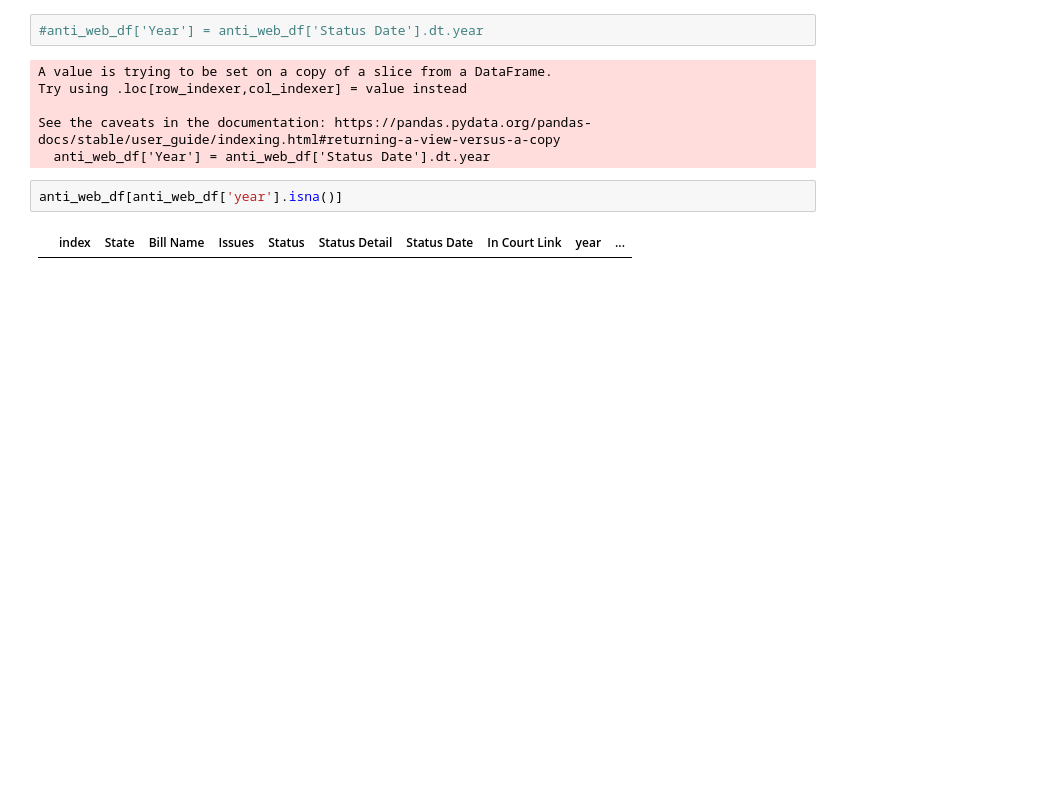
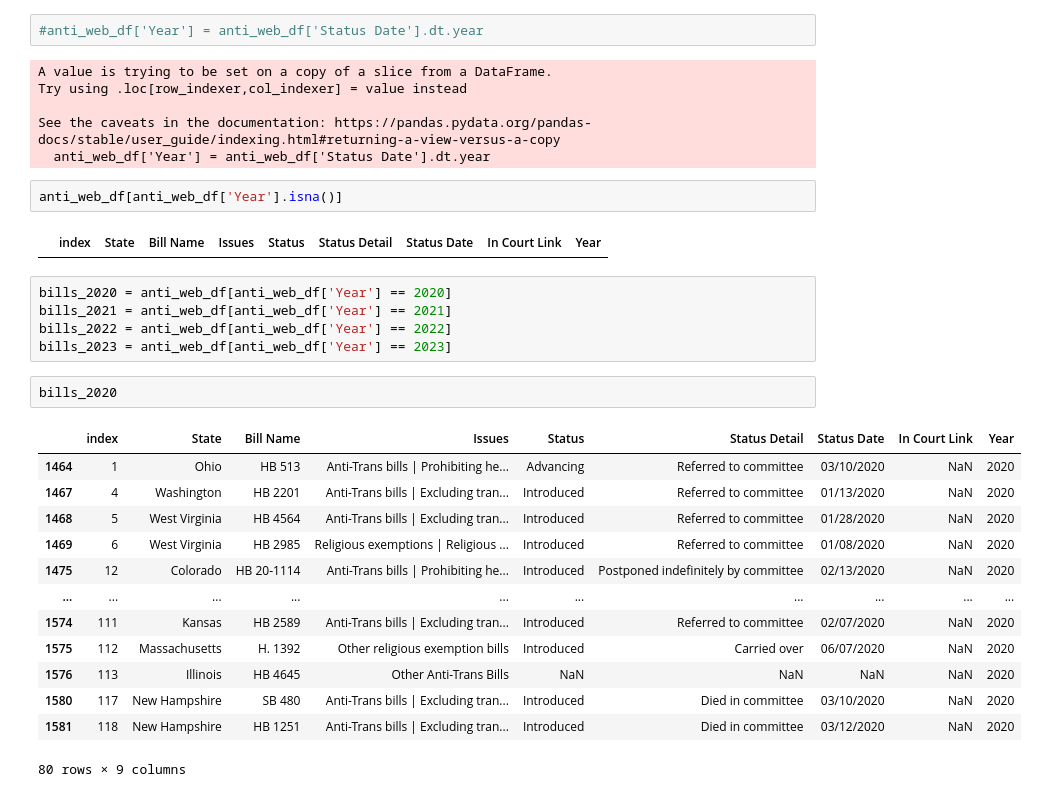
Before and after one commit to sofiatka/LGBTQ-Laws-and-MH, a Jupyter notebook: Draft_EDA.ipynb, the cells around one changed output. Cells and saved outputs as stored; diff of their text form; blank space fills up the shorter version.

```diff
--- a/Draft_EDA.ipynb
+++ b/Draft_EDA.ipynb
@@ -383,6 +284,27 @@ Try using .loc[row_indexer,col_indexer] = value instead
 See the caveats in the documentation: https://pandas.pydata.org/pandas-docs/stable/user_guide/indexing.html#returning-a-view-versus-a-copy
   anti_web_df['Year'] = anti_web_df['Status Date'].dt.year
 # %%
-anti_web_df[anti_web_df['year'].isna()]
+anti_web_df[anti_web_df['Year'].isna()]
 # %% [output]
-|  | index | State | Bill Name | Issues | Status | Status Detail | Status Date | In Court Link | year | ... |
+|  | index | State | Bill Name | Issues | Status | Status Detail | Status Date | In Court Link | Year |
+# %%
+bills_2020 = anti_web_df[anti_web_df['Year'] == 2020]
+bills_2021 = anti_web_df[anti_web_df['Year'] == 2021]
+bills_2022 = anti_web_df[anti_web_df['Year'] == 2022]
+bills_2023 = anti_web_df[anti_web_df['Year'] == 2023]
+# %%
+bills_2020
+# %% [output]
+|  | index | State | Bill Name | Issues | Status | Status Detail | Status Date | In Court Link | Year |
+| 1464 | 1 | Ohio | HB 513 | Anti-Trans bills | Prohibiting he... | Advancing | Referred to committee | 03/10/2020 | NaN | 2020 |
+| 1467 | 4 | Washington | HB 2201 | Anti-Trans bills | Excluding tran... | Introduced | Referred to committee | 01/13/2020 | NaN | 2020 |
+| 1468 | 5 | West Virginia | HB 4564 | Anti-Trans bills | Excluding tran... | Introduced | Referred to committee | 01/28/2020 | NaN | 2020 |
+| 1469 | 6 | West Virginia | HB 2985 | Religious exemptions | Religious ... | Introduced | Referred to committee | 01/08/2020 | NaN | 2020 |
+| 1475 | 12 | Colorado | HB 20-1114 | Anti-Trans bills | Prohibiting he... | Introduced | Postponed indefinitely by committee | 02/13/2020 | NaN | 2020 |
+| ... | ... | ... | ... | ... | ... | ... | ... | ... | ... |
+| 1574 | 111 | Kansas | HB 2589 | Anti-Trans bills | Excluding tran... | Introduced | Referred to committee | 02/07/2020 | NaN | 2020 |
+| 1575 | 112 | Massachusetts | H. 1392 | Other religious exemption bills | Introduced | Carried over | 06/07/2020 | NaN | 2020 |
+| 1576 | 113 | Illinois | HB 4645 | Other Anti-Trans Bills | NaN | NaN | NaN | NaN | 2020 |
+| 1580 | 117 | New Hampshire | SB 480 | Anti-Trans bills | Excluding tran... | Introduced | Died in committee | 03/10/2020 | NaN | 2020 |
+| 1581 | 118 | New Hampshire | HB 1251 | Anti-Trans bills | Excluding tran... | Introduced | Died in committee | 03/12/2020 | NaN | 2020 |
+80 rows × 9 columns
```
Also changed, not shown: parts of 20 cells of this notebook.
